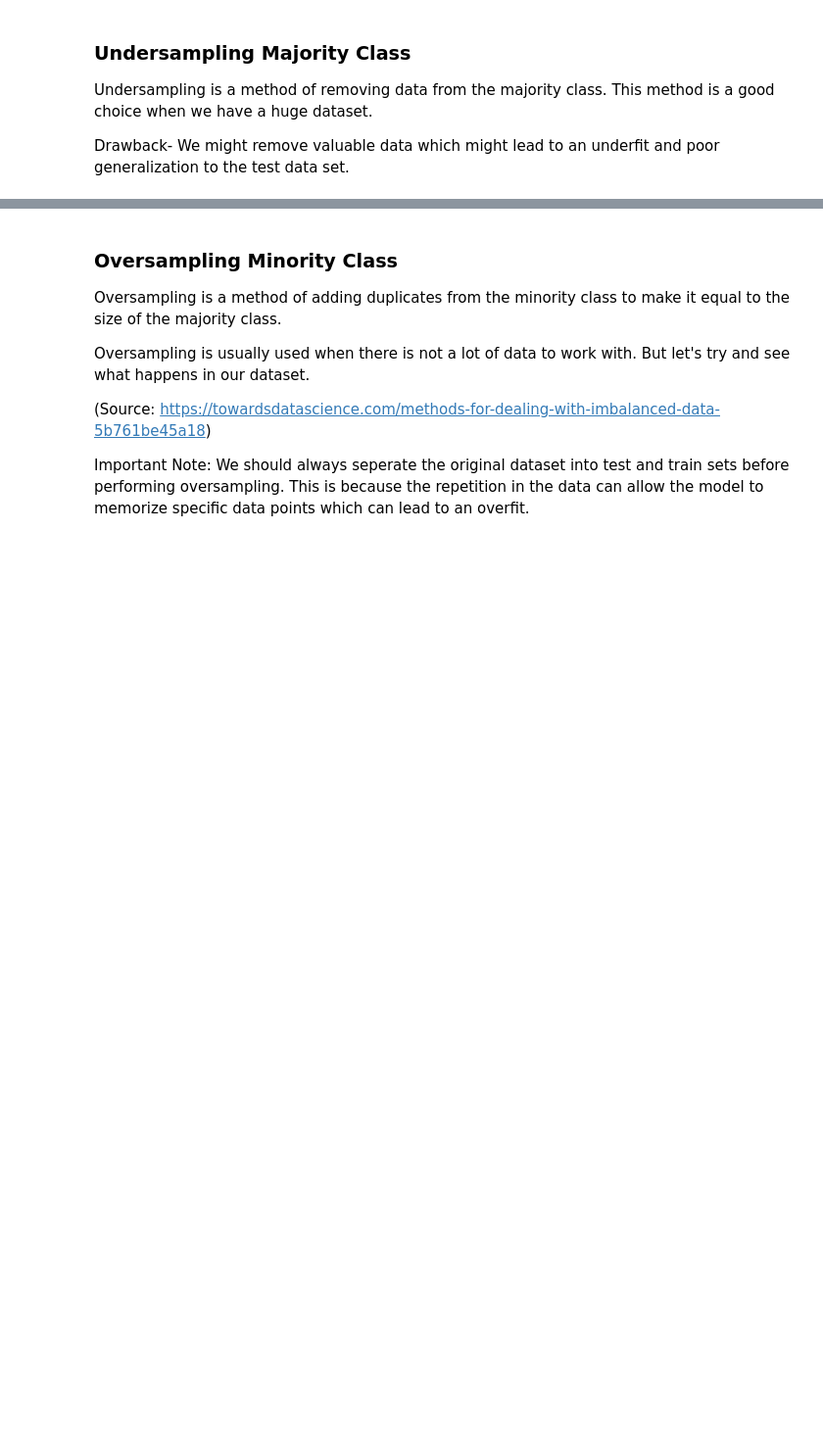
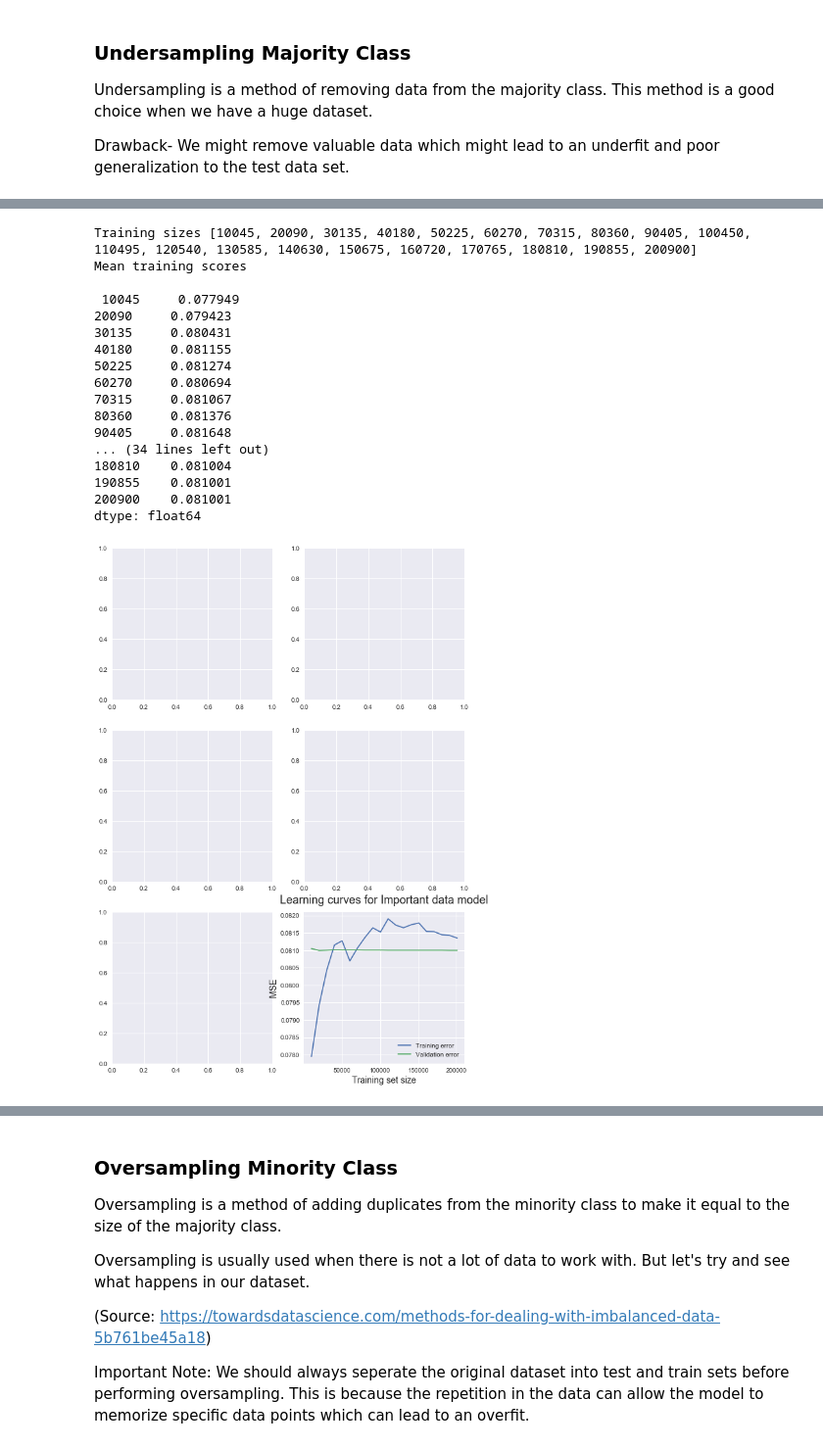
Before and after one commit to guptavasu1213/Loan-Default-Prediction, a Jupyter notebook: ProjectVGXK.ipynb, the cells around one changed output, grey strips where cells are left out. Shown at 98% size. Drawn from its saved outputs; the diff is of its cells as text; code cells hidden in the pictures; blank space fills up the shorter version.

Commit message:
Implement learning curve

```diff
--- a/ProjectVGXK.ipynb
+++ b/ProjectVGXK.ipynb
@@ -442,7 +355,7 @@ def trainAndPredictRandomForest(xTrain, yTrain, xTest, yTest):
     xTest = std_scaler.transform(xTest)
 
     # Model training
-    rf = RandomForestClassifier(n_estimators = 1000, max_depth = 4)
+    rf = RandomForestClassifier(n_estimators = 1000, max_depth = 25)
     rf.fit(xTrain, yTrain)
 
     # Model predicting
@@ -699,0 +672,66 @@ xTrainUnderSamp, xTestUnderSamp, yTrainUnderSamp, yTestUnderSamp = getTestTrainD
+# %%
+# Getting the undersampled train data and test data
+xTrainUnderSamp, xTestUnderSamp, yTrainUnderSamp, yTestUnderSamp = getTestTrainDownsampled(downSampledData)
+
+#=================
+from sklearn import svm
+
+# model 1 with C=1
+# linearSvm1 = svm.LinearSVC(C=1, max_iter=1000)
+#=================
+#Feature scaling
+std_scaler = StandardScaler()
+xTrainUnderSamp = std_scaler.fit_transform(xTrainUnderSamp)
+xTestUnderSamp = std_scaler.transform(xTestUnderSamp)
+
+reg = LogisticRegression(random_state = 27, max_iter=1000)
+
+# Model training
+ssl = sss(n_splits=3, test_size = .3, random_state = 27)
+
+# rf = RandomForestClassifier(n_estimators = 1000, max_depth = 4)
+f, l = getFeaturesAndLabels(importantData)
+std_scaler = StandardScaler()
+f = std_scaler.fit_transform(f)
+train_sizes, train_scores, validation_scores = learning_curve(estimator=reg, X=f, y=labels, cv=5, train_sizes=train_sizes, scoring='neg_mean_squared_error')
+
+
+#Plot Learning curve
+fig, axes = plt.subplots(3, 2, figsize=(10, 15))
+
+train_sizes = [2000, 10000, 20000, 30000, 50000, 70000, 90000, 100000, 150000, 200000, 220000, 240000]
+train_sizesDOWNSAMP = [2000, 5000, 10000, 15000, 20000, 25000, 30000, 35000, 39450]
+
+# reg.fit(f, labels)
+# predictions = rf.predict(xTest)
+# evaluateModel(yTest, predictions)
+# f, l = getFeaturesAndLabels(downSampledData)
+# std_scaler = StandardScaler()
+# f = std_scaler.fit_transform(f)
+
+# train_sizes, train_scores, validation_scores = learning_curve(estimator=reg, X=f, y=l, cv=5, train_sizes=train_sizesDOWNSAMP, scoring='neg_mean_squared_error')
+
+# plot_learning_curve(reg, "Hello", f, l, axes=axes[:, 0],train_sizes=train_sizes)
+# plott(reg, xTrainUnderSamp,  yTrainUnderSamp, xTestUnderSamp, yTestUnderSamp, ax1, "Model 1")
+# std_scaler = StandardScaler()
+# f = std_scaler.fit_transform(feats)
+draw_learning_curve(reg, f, labels, cv=5, numTrainSizes=20, modelName="Important data")
+# %% [output]
+Training sizes [10045, 20090, 30135, 40180, 50225, 60270, 70315, 80360, 90405, 100450, 110495, 120540, 130585, 140630, 150675, 160720, 170765, 180810, 190855, 200900]
+Mean training scores
+
+ 10045     0.077949
+20090     0.079423
+30135     0.080431
+40180     0.081155
+50225     0.081274
+60270     0.080694
+70315     0.081067
+80360     0.081376
+90405     0.081648
+... (34 lines left out)
+180810    0.081004
+190855    0.081001
+200900    0.081001
+dtype: float64
+[figure, added]
```
Also changed, not shown: parts of 34 cells of this notebook.
